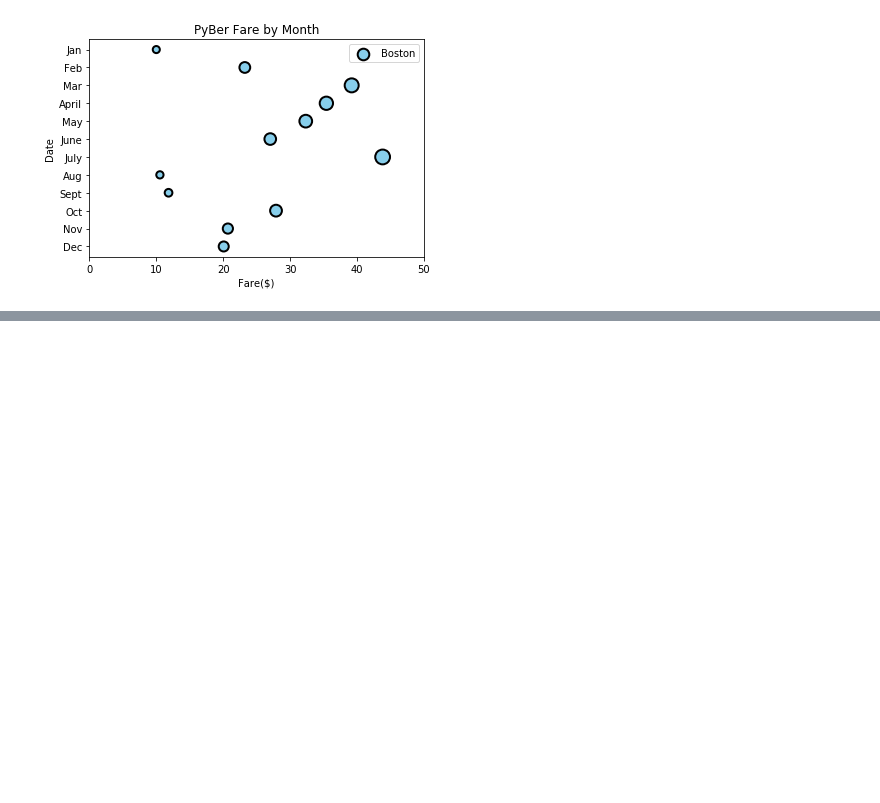
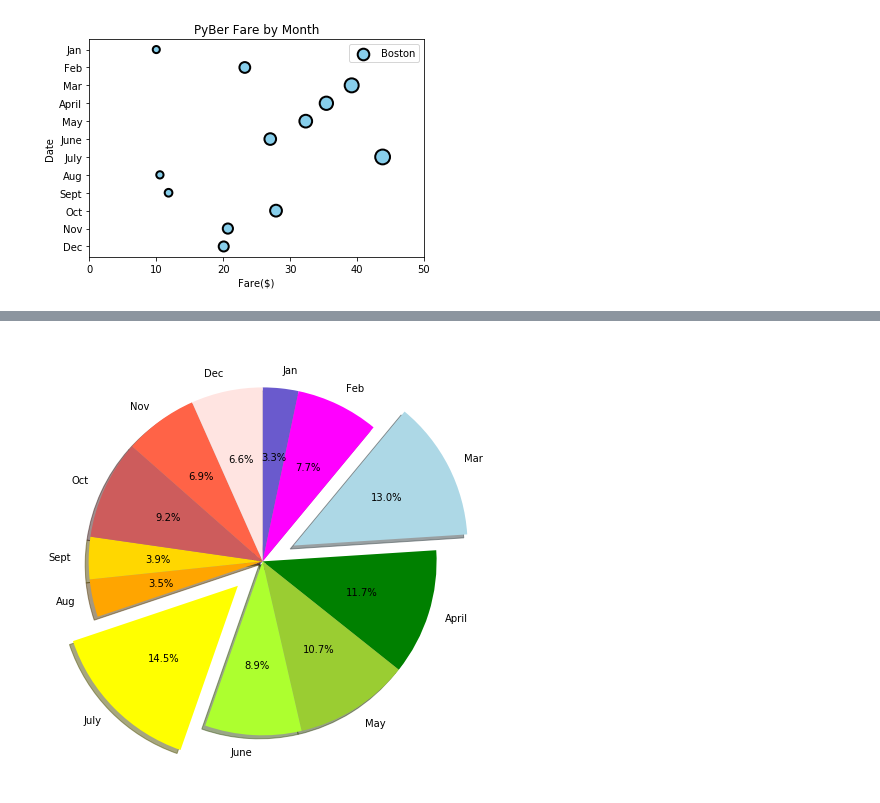
Before and after one commit to quintonw1/Pyber_Analysis, a Jupyter notebook: matplotlib_practice.ipynb, the cells around one changed output, grey strips where cells are left out. Cells and saved outputs as stored; diff of their text form; code cells hidden in the pictures; blank space fills up the shorter version.

```diff
--- a/matplotlib_practice.ipynb
+++ b/matplotlib_practice.ipynb
@@ -173,0 +203,9 @@ Text(0.5, 0, 'Fare($)')
+# %%
+explode_values2 = (0, 0, 0.2, 0, 0, 0, 0.2, 0, 0, 0, 0, 0)
+
+fig, ax = plt.subplots(figsize = (8,8))
+ax.pie(y_axis, labels = x_axis, explode = explode_values2, autopct = '%1.1f%%', shadow = True, startangle = 90, counterclock = False, colors = colors)
+
+plt.show()
+# %% [output]
+[figure, added]
```
Also changed, not shown: parts of 2 cells of this notebook, 6 other files.
